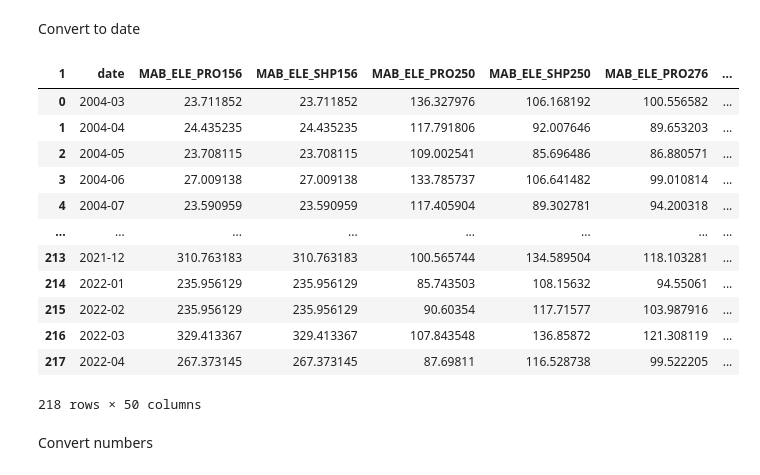
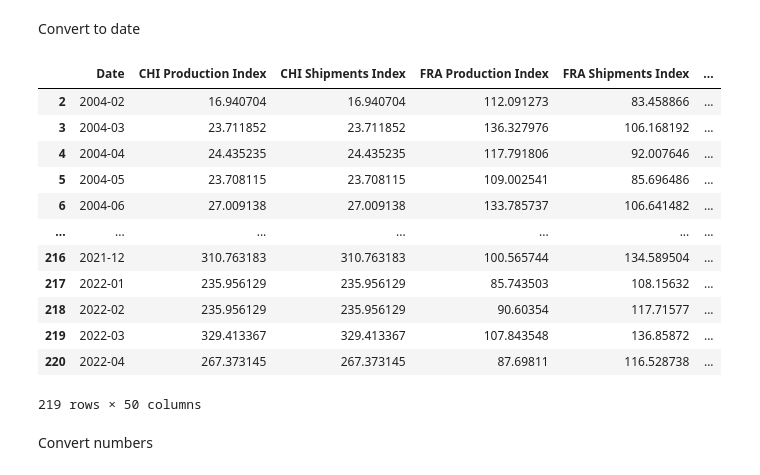
Before and after one commit to MGN19/Siemens-forecast, a Jupyter notebook: test_ant.ipynb, the cells around one changed output. Drawn from its saved outputs; the diff is of its cells as text; code cells hidden in the pictures.

```diff
--- a/test_ant.ipynb
+++ b/test_ant.ipynb
@@ -53,3 +124,5 @@ monthly_sales.head(7)
+# %%
+market_data = market_data.rename(columns=rename_dict)
 # %%
 market_data.head(3)
 # %% [output]
@@ -62,8 +137,6 @@ Remove top columns
 # %%
 market_data = market_data.reset_index()
-
-market_data.columns = market_data.iloc[1]
-market_data = market_data[3:].reset_index(drop=True)
-
-market_data.head(2)
+market_data = market_data[2:]
+market_data.rename(columns={'index': 'Date'}, inplace=True)
+market_data
 # %% [output]
@@ -74,26 +157,26 @@ market_data.head(2)
 Convert to date
 # %%
 # convert to datetime
-market_data["Year"] = market_data["date"].str.extract(r"(\d{4})").astype(int)
-market_data["Month"] = market_data["date"].str.extract(r"m(\d{1,2})").astype(int)
+market_data["Year"] = market_data["Date"].str.extract(r"(\d{4})").astype(int)
+market_data["Month"] = market_data["Date"].str.extract(r"m(\d{1,2})").astype(int)
 
-market_data["date"] = pd.to_datetime(market_data["Year"].astype(str) + "-" + market_data["Month"].astype(str), format="%Y-%m").dt.to_period("M")
+market_data["Date"] = pd.to_datetime(market_data["Year"].astype(str) + "-" + market_data["Month"].astype(str), format="%Y-%m").dt.to_period("M")
 
 market_data
 # %% [output]
-| 1 | date | MAB_ELE_PRO156 | MAB_ELE_SHP156 | MAB_ELE_PRO250 | MAB_ELE_SHP250 | MAB_ELE_PRO276 | ... |
-| 0 | 2004-03 | 23.711852 | 23.711852 | 136.327976 | 106.168192 | 100.556582 | ... |
-| 1 | 2004-04 | 24.435235 | 24.435235 | 117.791806 | 92.007646 | 89.653203 | ... |
-| 2 | 2004-05 | 23.708115 | 23.708115 | 109.002541 | 85.696486 | 86.880571 | ... |
-| 3 | 2004-06 | 27.009138 | 27.009138 | 133.785737 | 106.641482 | 99.010814 | ... |
-| 4 | 2004-07 | 23.590959 | 23.590959 | 117.405904 | 89.302781 | 94.200318 | ... |
-| ... | ... | ... | ... | ... | ... | ... | ... |
-| 213 | 2021-12 | 310.763183 | 310.763183 | 100.565744 | 134.589504 | 118.103281 | ... |
-| 214 | 2022-01 | 235.956129 | 235.956129 | 85.743503 | 108.15632 | 94.55061 | ... |
-| 215 | 2022-02 | 235.956129 | 235.956129 | 90.60354 | 117.71577 | 103.987916 | ... |
-| 216 | 2022-03 | 329.413367 | 329.413367 | 107.843548 | 136.85872 | 121.308119 | ... |
-| 217 | 2022-04 | 267.373145 | 267.373145 | 87.69811 | 116.528738 | 99.522205 | ... |
+|  | Date | CHI Production Index | CHI Shipments Index | FRA Production Index | FRA Shipments Index | ... |
+| 2 | 2004-02 | 16.940704 | 16.940704 | 112.091273 | 83.458866 | ... |
+| 3 | 2004-03 | 23.711852 | 23.711852 | 136.327976 | 106.168192 | ... |
+| 4 | 2004-04 | 24.435235 | 24.435235 | 117.791806 | 92.007646 | ... |
+| 5 | 2004-05 | 23.708115 | 23.708115 | 109.002541 | 85.696486 | ... |
+| 6 | 2004-06 | 27.009138 | 27.009138 | 133.785737 | 106.641482 | ... |
+| ... | ... | ... | ... | ... | ... | ... |
+| 216 | 2021-12 | 310.763183 | 310.763183 | 100.565744 | 134.589504 | ... |
+| 217 | 2022-01 | 235.956129 | 235.956129 | 85.743503 | 108.15632 | ... |
+| 218 | 2022-02 | 235.956129 | 235.956129 | 90.60354 | 117.71577 | ... |
+| 219 | 2022-03 | 329.413367 | 329.413367 | 107.843548 | 136.85872 | ... |
+| 220 | 2022-04 | 267.373145 | 267.373145 | 87.69811 | 116.528738 | ... |
-218 rows × 50 columns
+219 rows × 50 columns
 # %% [markdown]
 Convert numbers
 # %%
```
Also changed, not shown: parts of 12 cells of this notebook.
